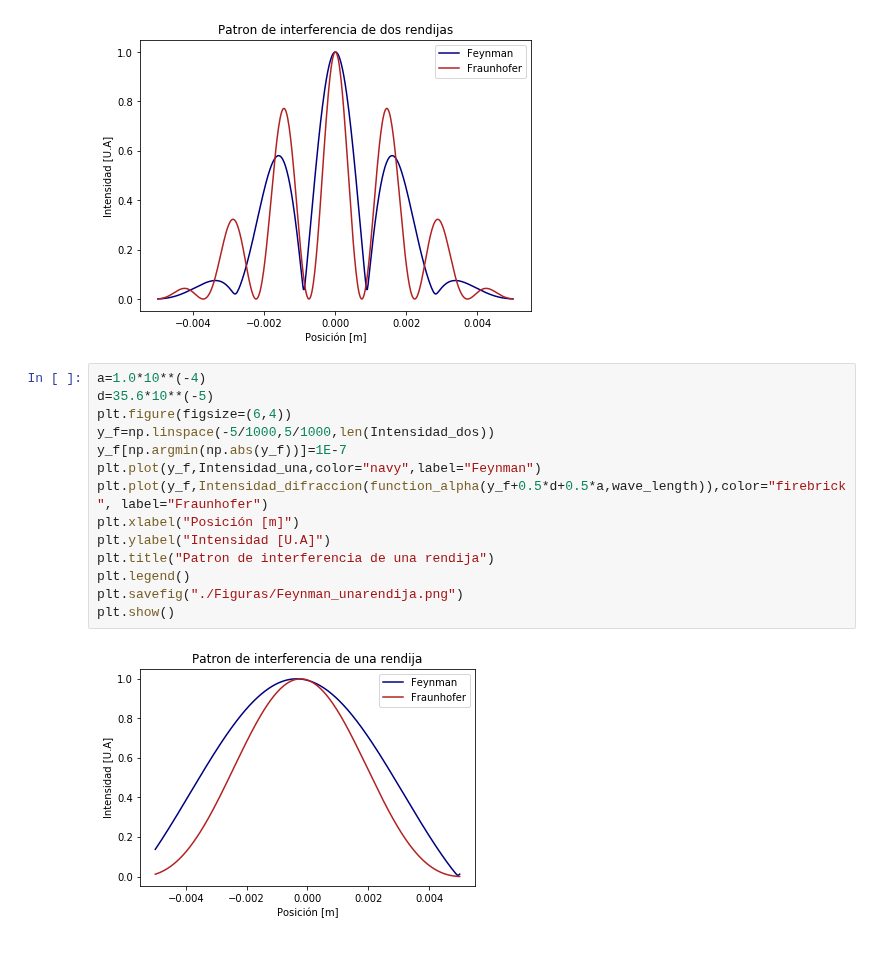
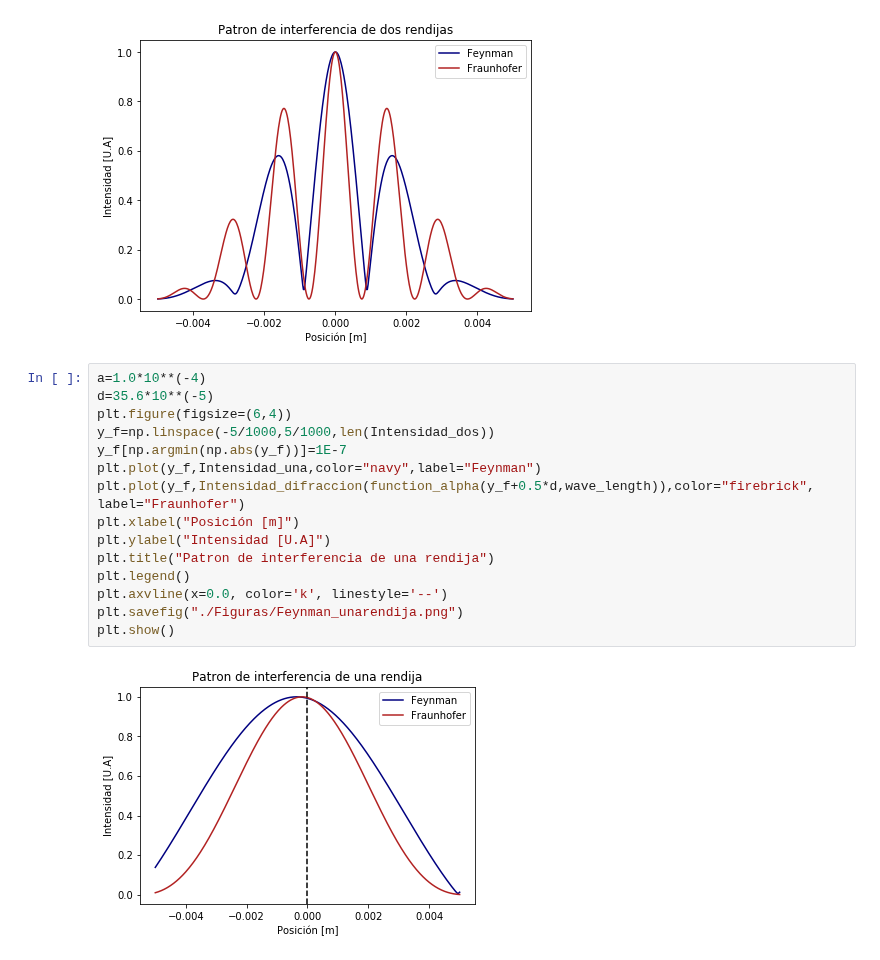
Before and after one commit to jamontanac/Laboratorio-Avanzado, a Jupyter notebook: Double_Slit/Integral_Feynman.ipynb, the cells around one changed output. Drawn from its saved outputs; the diff is of its cells as text.

```diff
--- a/Double_Slit/Integral_Feynman.ipynb
+++ b/Double_Slit/Integral_Feynman.ipynb
@@ -69,16 +69,17 @@ plt.show()
 # %%
 a=1.0*10**(-4)
 d=35.6*10**(-5)
 plt.figure(figsize=(6,4))
 y_f=np.linspace(-5/1000,5/1000,len(Intensidad_dos))
 y_f[np.argmin(np.abs(y_f))]=1E-7
 plt.plot(y_f,Intensidad_una,color="navy",label="Feynman")
-plt.plot(y_f,Intensidad_difraccion(function_alpha(y_f+0.5*d+0.5*a,wave_length)),color="firebrick", label="Fraunhofer")
+plt.plot(y_f,Intensidad_difraccion(function_alpha(y_f+0.5*d,wave_length)),color="firebrick", label="Fraunhofer")
 plt.xlabel("Posición [m]")
 plt.ylabel("Intensidad [U.A]")
 plt.title("Patron de interferencia de una rendija")
 plt.legend()
+plt.axvline(x=0.0, color='k', linestyle='--')
 plt.savefig("./Figuras/Feynman_unarendija.png")
 plt.show()
 # %% [output]
-[figure, old version]
+[figure, new version]
```
Also changed, not shown: 2 other files.
